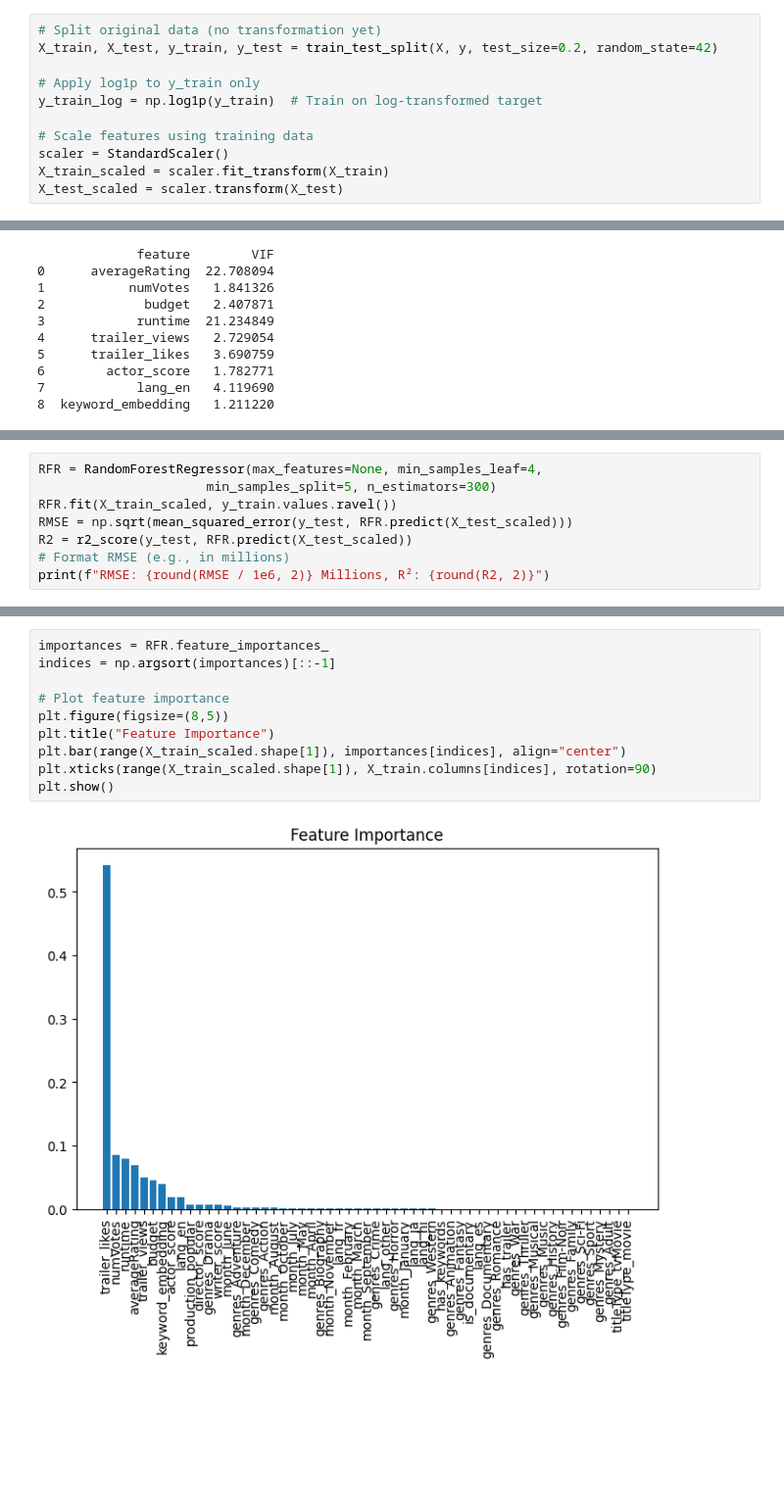
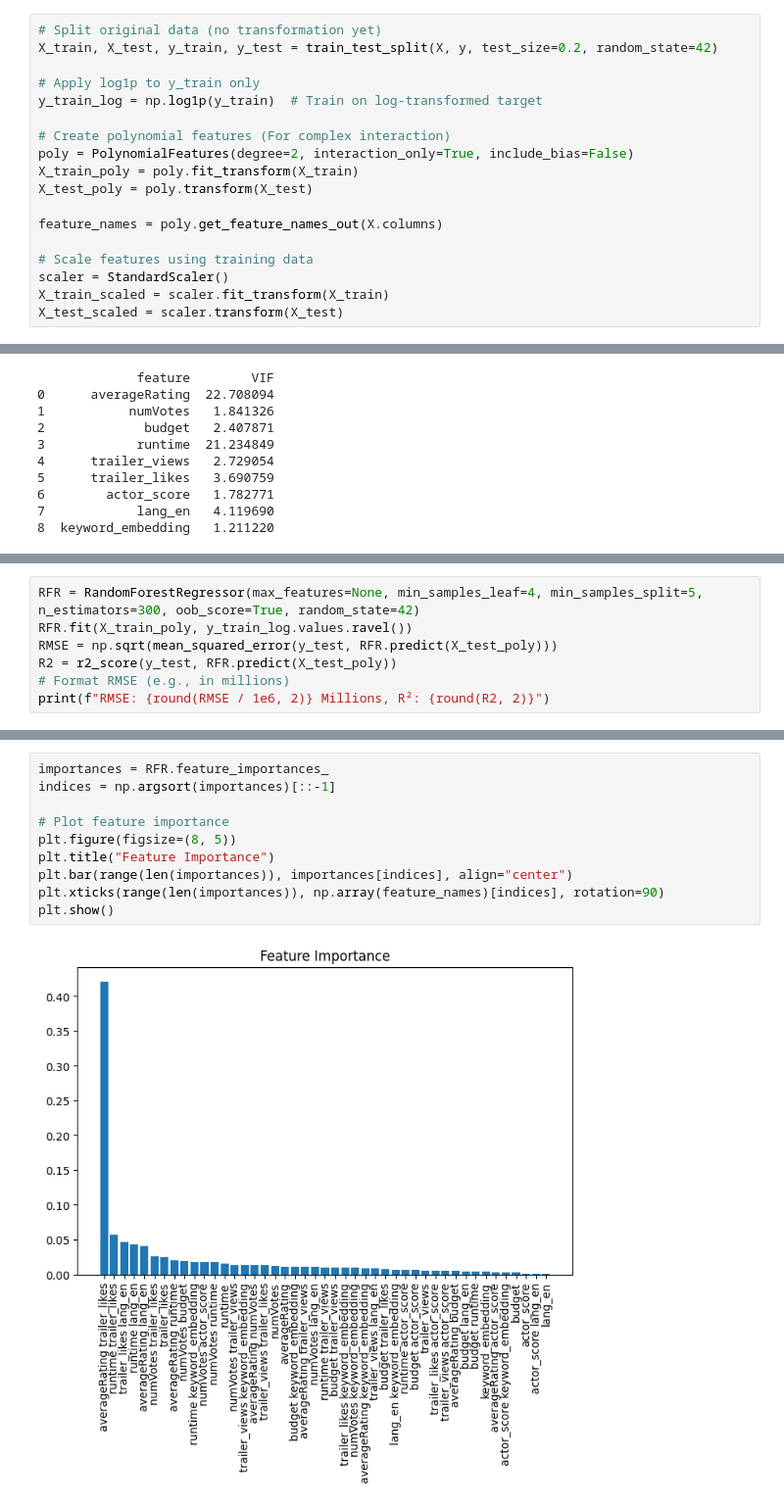
Before and after one commit to Eric7895/Movie_Revenue_Web_Application, a Jupyter notebook: ml_model.ipynb, the cells around one changed output, grey strips where cells are left out. Shown at 98% size. Saved outputs shown, nothing was run; the diff lists cells and outputs as text; blank space fills up the shorter version.

```diff
--- a/ml_model.ipynb
+++ b/ml_model.ipynb
@@ -66,6 +67,13 @@ X_train, X_test, y_train, y_test = train_test_split(X, y, test_size=0.2, random_
 # Apply log1p to y_train only
 y_train_log = np.log1p(y_train)  # Train on log-transformed target
 
+# Create polynomial features (For complex interaction)
+poly = PolynomialFeatures(degree=2, interaction_only=True, include_bias=False)
+X_train_poly = poly.fit_transform(X_train)
+X_test_poly = poly.transform(X_test)
+
+feature_names = poly.get_feature_names_out(X.columns)
+
 # Scale features using training data
 scaler = StandardScaler()
 X_train_scaled = scaler.fit_transform(X_train)
@@ -135,9 +124,8 @@ KeyboardInterrupt:
 # %%
-RFR = RandomForestRegressor(max_features=None, min_samples_leaf=4,
-                      min_samples_split=5, n_estimators=300)
-RFR.fit(X_train_scaled, y_train.values.ravel())
-RMSE = np.sqrt(mean_squared_error(y_test, RFR.predict(X_test_scaled)))
-R2 = r2_score(y_test, RFR.predict(X_test_scaled))
+RFR = RandomForestRegressor(max_features=None, min_samples_leaf=4, min_samples_split=5, n_estimators=300, oob_score=True, random_state=42)
+RFR.fit(X_train_poly, y_train_log.values.ravel())
+RMSE = np.sqrt(mean_squared_error(y_test, RFR.predict(X_test_poly)))
+R2 = r2_score(y_test, RFR.predict(X_test_poly))
 # Format RMSE (e.g., in millions)
 print(f"RMSE: {round(RMSE / 1e6, 2)} Millions, R²: {round(R2, 2)}")
 # %% [output]
@@ -145,12 +137,12 @@ RMSE: 28.31 Millions, R²: 0.53
 # %%
 importances = RFR.feature_importances_
 indices = np.argsort(importances)[::-1]
 
 # Plot feature importance
-plt.figure(figsize=(8,5))
+plt.figure(figsize=(8, 5))
 plt.title("Feature Importance")
-plt.bar(range(X_train_scaled.shape[1]), importances[indices], align="center")
-plt.xticks(range(X_train_scaled.shape[1]), X_train.columns[indices], rotation=90)
+plt.bar(range(len(importances)), importances[indices], align="center")
+plt.xticks(range(len(importances)), np.array(feature_names)[indices], rotation=90)
 plt.show()
 # %% [output]
-[figure, old version]
+[figure, new version]
```
Also changed, not shown: parts of 6 cells of this notebook.
